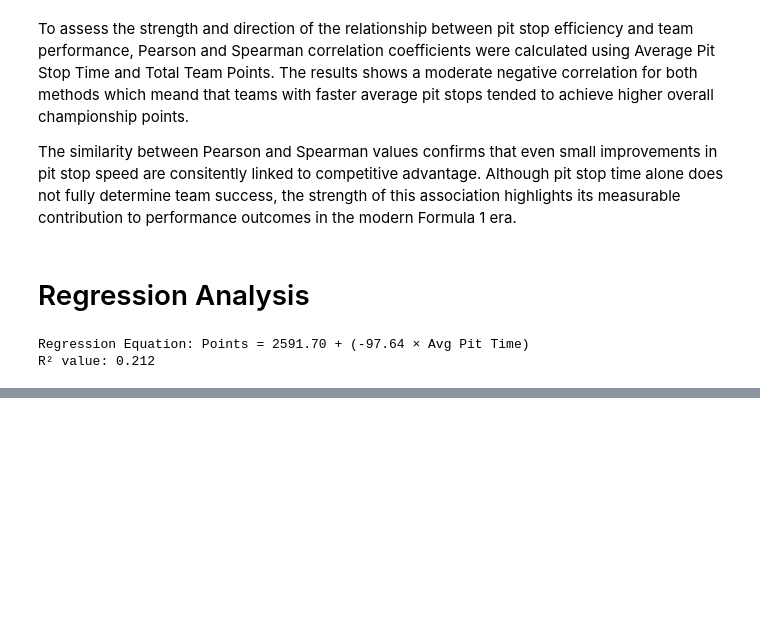
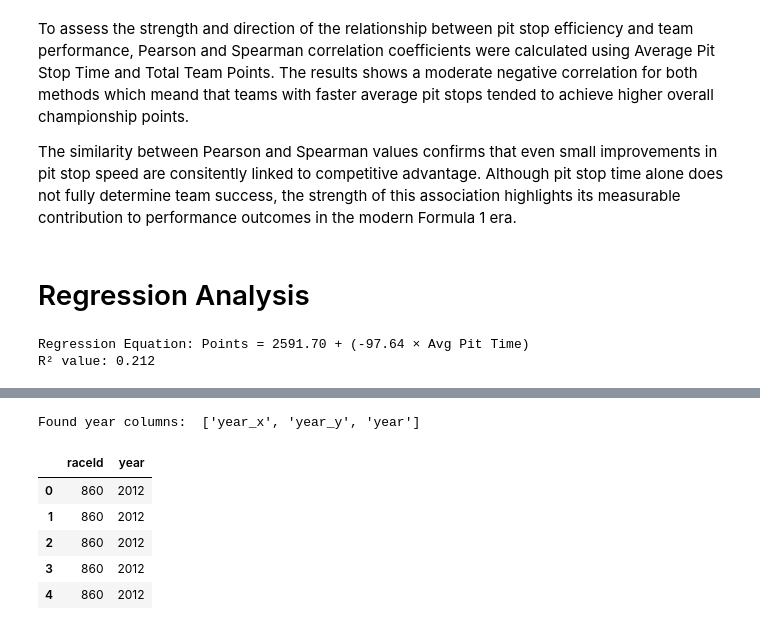
Before and after one commit to mahaejaz2699/Dissertation, a Jupyter notebook: data.ipynb, the cells around one changed output, grey strips where cells are left out. Cells and saved outputs as stored; diff of their text form; code cells hidden in the pictures; blank space fills up the shorter version.

```diff
--- a/data.ipynb
+++ b/data.ipynb
@@ -2275,0 +2286,19 @@ The result implies that while circuits layouts vary in length and overtaking dif
+# %%
+#Step 1
+
+#Computing mean laps (finding how many laps are completed in a single race)
+laps_proxy = results.groupby('raceId')['laps'].mean().reset_index()
+
+#Attaching the circuit ID to every race ID
+races_laps = races[['raceId','circuitId']].merge(laps_proxy, on='raceId',how='left')
+
+#Computing average laps per circuit
+circuit_laps = (
+    races_laps.groupby('circuitId')['laps']
+                .mean()
+                .reset_index()
+                .rename(columns={'laps':'mean_laps'})
+)
+
+#Merge mean_laps with the main dataframe
+merged = merged.merge(circuit_laps,on='circuitId',how='left')
@@ -2275,0 +2314,27 @@ The result implies that while circuits layouts vary in length and overtaking dif
+# %%
+#cleaning the 'year' column & keeping one of them
+
+yea_cols = [col for col in merged.columns if 'year' in col.lower()]
+print("Found year columns: ", year_cols)
+
+if 'year' not in merged.columns:
+    for col in year_cols:
+        if 'year' not in merged.columns:
+                merged['year'] = merged[col]
+
+#drop any duplicates of year
+cols_to_drop = [c for c in year_cols if c!='year']
+merged.drop(columns=cols_to_drop, inplace=True)
+# %% [output]
+Found year columns:  ['year_x', 'year_y', 'year']
+# %%
+#verifying that we now only have one year column
+
+merged[['raceId','year']].head()
+# %% [output]
+|  | raceId | year |
+| 0 | 860 | 2012 |
+| 1 | 860 | 2012 |
+| 2 | 860 | 2012 |
+| 3 | 860 | 2012 |
+| 4 | 860 | 2012 |
```
Also changed, not shown: parts of 47 cells of this notebook.
